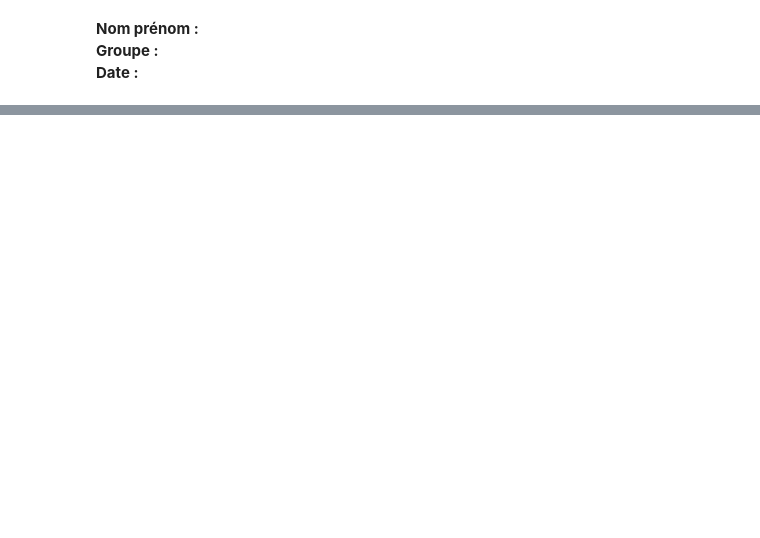
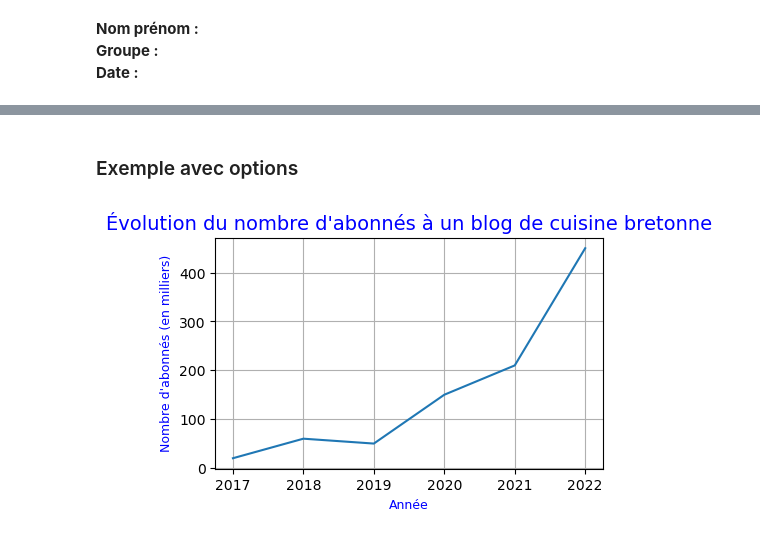
Before and after one commit to maxbauergit/SVE, a Jupyter notebook: TP-foad-Nom-prenom.ipynb, the cells around one changed output, grey strips where cells are left out. Saved outputs shown, nothing was run; the diff lists cells and outputs as text; code cells hidden in the pictures; blank space fills up the shorter version.

```diff
--- a/TP-foad-Nom-prenom.ipynb
+++ b/TP-foad-Nom-prenom.ipynb
@@ -390,0 +56,27 @@ print("Suite du programme ....") # n'est pas exécuté
+# %% [markdown]
+### Exemple avec options
+# %%
+import matplotlib.pyplot as plt # pas nécessaire si déjà importé dans une cellule
+
+l_x = [2017, 2018, 2019, 2020, 2021, 2022] # liste des abscisses
+l_y = [20, 60, 50, 150, 210, 450] # liste des ordonnés
+
+plt.figure(figsize=(5, 3)) # en option: taille du graphique: largeur=5, hauteur=3
+
+plt.plot(l_x, l_y) # construction du graphique
+plt.title("Évolution du nombre d'abonnés à un blog de cuisine bretonne",  # en option
+    fontsize=14, # en option: taille des caractères
+    color = "blue" # en option: couleur
+    )
+plt.xlabel("Année", # en option
+    fontsize = 9, # en option: taille des caractères
+    color = "blue" # en option: couleur
+    )
+plt.ylabel("Nombre d'abonnés (en milliers)", # en option
+    fontsize = 9, # en option: taille des caractères
+    color = "blue", # en option: couleur
+    )
+plt.grid() # en option : grille
+plt.show() # le graphique avec toutes les options s'affiche
+# %% [output]
+[figure, added]
```
Also changed, not shown: parts of 110 cells of this notebook.
